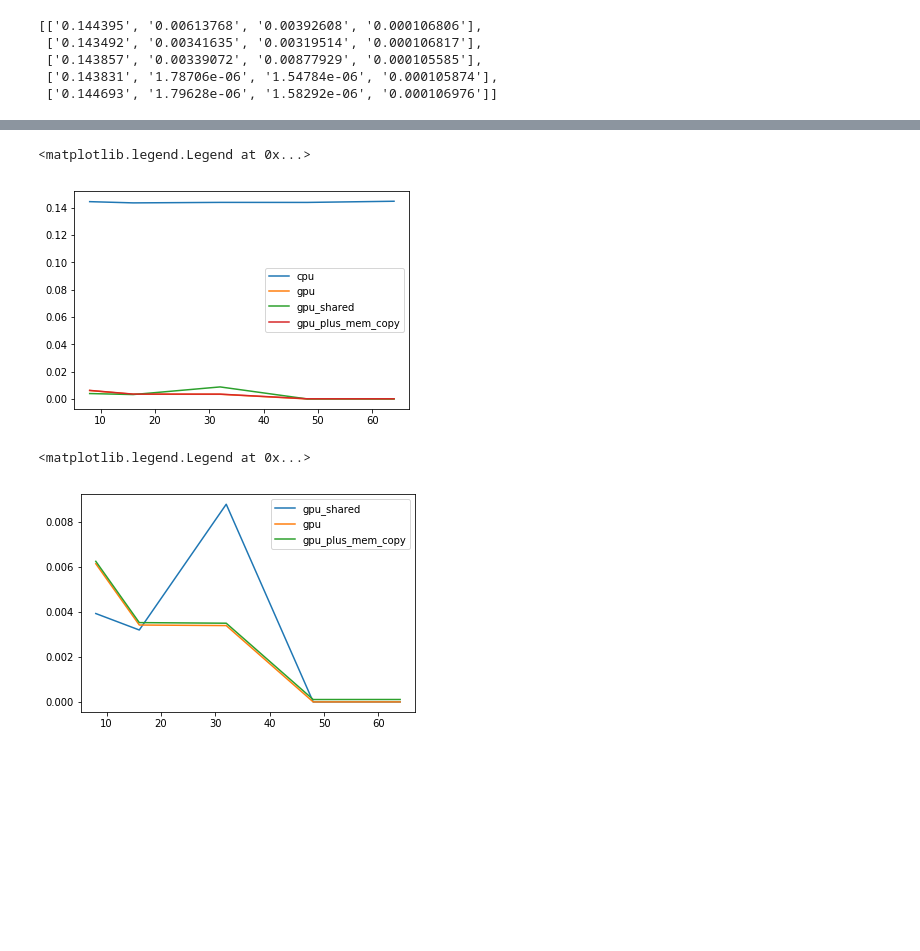
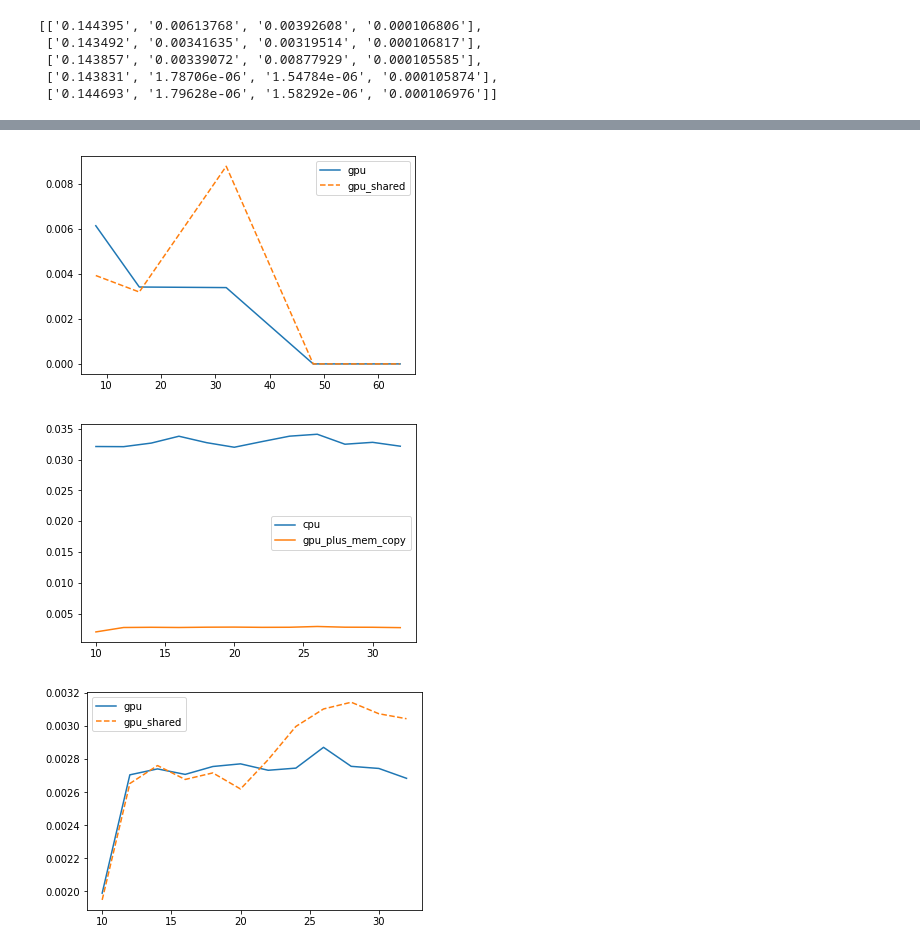
Before and after one commit to yirenWang/progparallel, a Jupyter notebook: 04-CUDA/Untitled.ipynb, the cells around one changed output, grey strips where cells are left out. Cells and saved outputs as stored; diff of their text form; code cells hidden in the pictures; blank space fills up the shorter version.

```diff
--- a/04-CUDA/Untitled.ipynb
+++ b/04-CUDA/Untitled.ipynb
@@ -158,9 +202,7 @@ for r in res:
 # %%
-plt.plot(blocks, cpu, label="cpu")
 plt.plot(blocks, gpu, label="gpu")
-plt.plot(blocks, gpu_shared, label="gpu_shared")
-plt.plot(blocks, gpu_mem_copy, label="gpu_plus_mem_copy")
+plt.plot(blocks, gpu_shared, '--' ,label="gpu_shared")
 plt.legend()
+plt.show()
 # %% [output]
-<matplotlib.legend.Legend at 0x...>
-[figure, old version]
+[figure, new version]
@@ -167,10 +238,16 @@ plt.legend()
 # %%
-plt.plot(blocks, gpu_shared, label="gpu_shared")
-plt.plot(blocks, gpu, label="gpu")
-plt.plot(blocks, gpu_mem_copy, label="gpu_plus_mem_copy")
-
-
+plt.plot(no_blocks, cpu, label="cpu")
+plt.plot(no_blocks, gpu_mem_copy, label="gpu_plus_mem_copy")
 plt.legend()
+plt.savefig("transpose_cpu_gpu")
+plt.show()
 # %% [output]
-<matplotlib.legend.Legend at 0x...>
-[figure, old version]
+[figure, new version]
+# %%
+plt.plot(no_blocks, gpu, label="gpu")
+plt.plot(no_blocks, gpu_shared, '--' ,label="gpu_shared")
+plt.legend()
+plt.savefig("transpose_gpu_gpu_shared")
+plt.show()
+# %% [output]
+[figure, added]
```
Also changed, not shown: parts of 18 cells of this notebook, 28 other files.
